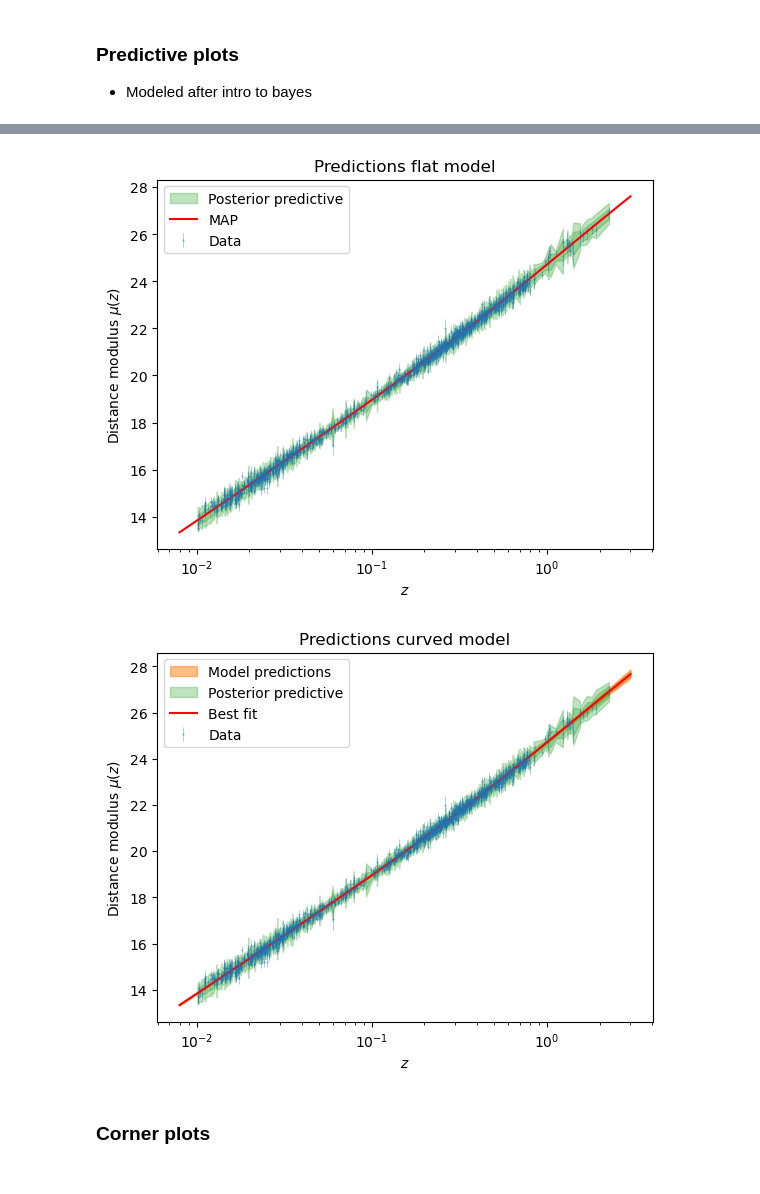
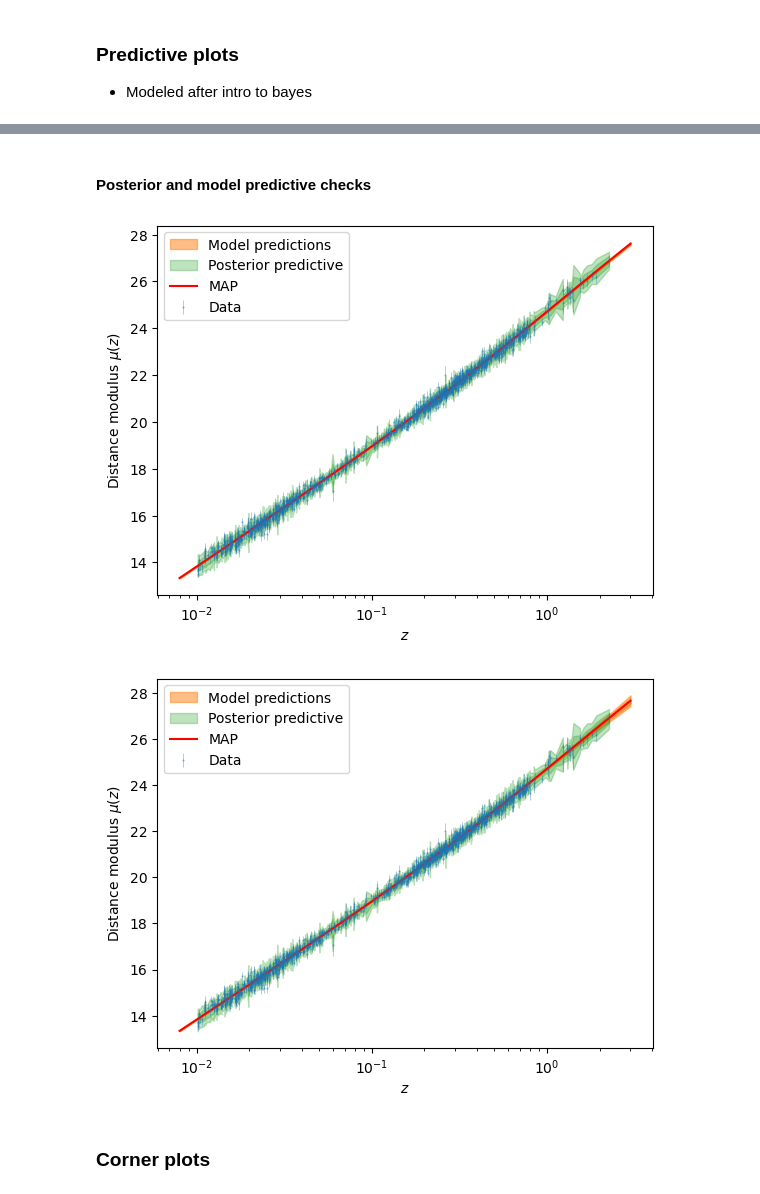
Before and after one commit to danschoe/bayes_stats, a Jupyter notebook: analysis.ipynb, the cells around one changed output, grey strips where cells are left out. Saved outputs shown, nothing was run; the diff lists cells and outputs as text; code cells hidden in the pictures.

```diff
--- a/analysis.ipynb
+++ b/analysis.ipynb
@@ -143,7 +157,7 @@ def make_likelihood(model):
         # scipy.stats.multivariate_normal is VERY slow for the
         # large covariance we have, so we sample it ourselves
         mu = model(theta, z=z_data)
-        sample = L @ np.random.normal(size=mu.size) + mu
+        sample = L @ random_gen.normal(size=mu.size) + mu
         return sample
 
     return log_likelihood, sample_from_likelihood
@@ -549,0 +659,15 @@ WAIC_, p_WAIC, WAIC_flat, p_WAIC_flat
+# %%
+prior_model_predictive_curved = np.array(
+    [LCDM_distance_modulus_model(thetas, z_data) for thetas in sample_prior_curved(n_sample=20)]
+)
+
+prior_curved, ax = plot_linear_data_set(x, y, y_err=data_error_bar)
+
+style = dict(c="C2", lw=1, alpha=0.5)
+ax.plot(z_data, prior_model_predictive_curved.T, **style)
+ax.plot([], [], label="Prior model predictive", **style)
+# ax.set_title("ΛCDM Model Prior Predictions")
+ax.set_xscale("log")
+ax.legend()
+
+prior_curved.savefig("plots/prior_curved.svg")
@@ -550,6 +676,8 @@ WAIC_, p_WAIC, WAIC_flat, p_WAIC_flat
+# %% [markdown]
+#### Posterior and model predictive checks
 # %%
 def get_model_posterior_predictive(chain, model, sample_from_likelihood):
-    chain_samples = chain[np.random.choice(chain.shape[0], size=200)]
+    chain_samples = chain[random_gen.choice(chain.shape[0], size=200)]
 
     # Evaluate the model at the sample parameters
     model_predictive = np.array(
@@ -561,7 +689,7 @@ def get_model_posterior_predictive(chain, model, sample_from_likelihood):
     )
     return model_predictive, posterior_predictive
 # %%
-def generate_predictive_plots(model, chain, sample_from_likelihood, MAP_estimates, plot_title, plot_model_predictive=True, plot_posterior_predictive=True):
+def generate_predictive_plots(model, chain, sample_from_likelihood, MAP_estimates, plot_model_predictive=True, plot_posterior_predictive=True, plot_title=None):
     model_predictive, posterior_predictive = get_model_posterior_predictive(chain, model, sample_from_likelihood)
 
     fig, ax = bayesian_stats_course_tools.analyse.plot_data(
@@ -599,24 +727,35 @@ def generate_predictive_plots(model, chain, sample_from_likelihood, MAP_estimate
 
     _ = ax.legend()
 
-    ax.set_title(plot_title)
+    if plot_title:
+        ax.set_title(plot_title)
     ax.set_xscale("log")
+
+    return fig
 # %%
-generate_predictive_plots(
+plot = generate_predictive_plots(
     model=flat_LCDM_distance_modulus_model,
     chain=chain_flat_lcdm,
     sample_from_likelihood=sample_from_likelihood_flat_LCDM,
     MAP_estimates=theta_MAP_flat_lcdm,
-    plot_title="Predictions flat model",
-    plot_model_predictive=False,
+    # plot_title="Predictions Flat ΛCDM Model",
+    plot_model_predictive=True,
     plot_posterior_predictive=True
 )
+plot.savefig("plots/predictive_flat.svg")
 # %% [output]
-[figure, old version]
+[figure, new version]
 # %%
-generate_predictive_plots(model=LCDM_distance_modulus_model, chain=chain_lcdm, sample_from_likelihood=sample_from_likelihood_LCDM, MAP_estimates=theta_MAP_lcdm, plot_title="Predictions curved model")
+plot = generate_predictive_plots(
+    model=LCDM_distance_modulus_model,
+    chain=chain_lcdm,
+    sample_from_likelihood=sample_from_likelihood_LCDM,
+    MAP_estimates=theta_MAP_lcdm,
+    # plot_title="Predictions ΛCDM Model"
+)
+plot.savefig("plots/predictive_curved.svg")
 # %% [output]
-[figure, old version]
+[figure, new version]
 # %% [markdown]
 ### Corner plots
 # %%
```
Also changed, not shown: parts of 26 cells of this notebook.
